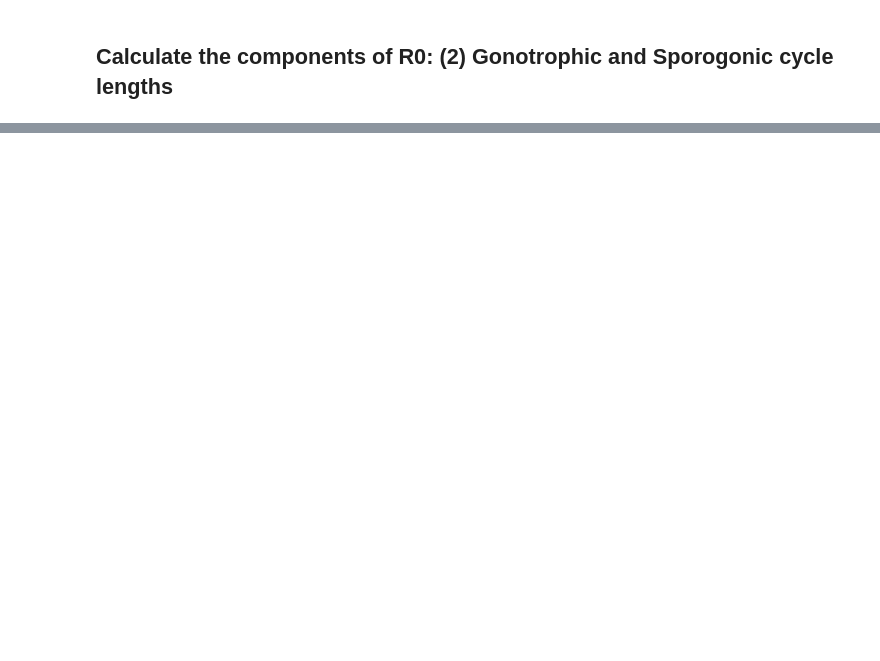
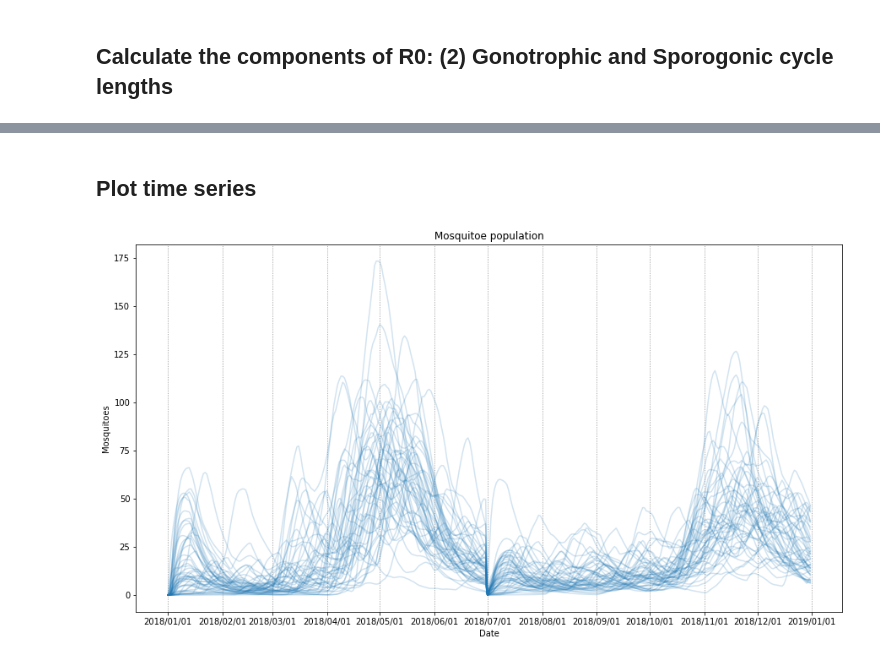
Before and after one commit to IBM/UQ-climate-impact-benchmarking, a Jupyter notebook: Malaria_modeling.ipynb, the cells around one changed output, grey strips where cells are left out. Cells and saved outputs as stored; diff of their text form; code cells hidden in the pictures; blank space fills up the shorter version.

```diff
--- a/Malaria_modeling.ipynb
+++ b/Malaria_modeling.ipynb
@@ -74,8 +92,0 @@ array([[['2017-01-01', '2018-01-01', '2019-01-01', ..., '2019-12-31',
-# %%
-#forecast
-p_array = df['P'].values.reshape((1,1,len(df)))
-r_array = df['precip'].values.reshape((1,1,len(df)))
-print(p_array.shape, r_array.shape)
-m_array = calc_mosquito_pop(0.0, p_array, r_array, 1, params["rainfall_multiplier"], params["rainfall_offset"])
-df['mosquitoes'] = m_array[0,0,:]
-df.head(15)
@@ -84,11 +92,0 @@ df.head(15)
-# %%
-#forecast
-m_array = df['mosquitoes'].values.reshape(1,1,len(df))
-p_array = df['P'].values.reshape((1,1,len(df)))
-g_array = df['gono_len'].values.reshape((1,1,len(df)))
-s_array = df['sporo_len'].values.reshape((1,1,len(df)))
-# %%
-R0 = calculate_R0(m_array, p_array, g_array, s_array, params["r"], \
-                             params["hia"], params["hbi"], params["b"], params["c"])
-df['R0'] = R0[0,0,:]
-df.head()
@@ -94,0 +136,27 @@ df.head()
+# %% [markdown]
+## Plot time series
+# %%
+formatter = mdates.DateFormatter("%Y/%m/%d")
+locator = mdates.MonthLocator()
+
+fig = plt.figure(1, figsize=(15,8))
+
+ax = plt.gca()
+ax.xaxis.set_major_formatter(formatter)
+ax.xaxis.set_major_locator(locator)
+
+year = 2018
+#ax.plot(plot_dates, values, linestyle=None, marker='+', ms=8, mew=2)
+for ens in df['forecast'].unique():
+    df_plot = df[(df['forecast']==ens) & (df['year']==year)]
+    ax.plot(df_plot['datetime'].values, df_plot['mosquitoes'].values, linestyle=None, marker='None', ms=8, mew=2, alpha = 0.2, c='C0')
+
+#ax.set_xlim(start_date+timedelta(days=int(-2)), start_date+timedelta(days=int(181)))
+plt.grid(axis='x', ls=":", color='0.5')
+plt.ylabel('Mosquitoes')
+plt.xlabel("Date")
+plt.title("Mosquitoe population")
+#plt.savefig("mosquitoes_50_ens_Jan-June_2021.png")
+plt.show()
+# %% [output]
+[figure, added]
```
Also changed, not shown: parts of 13 cells of this notebook.
